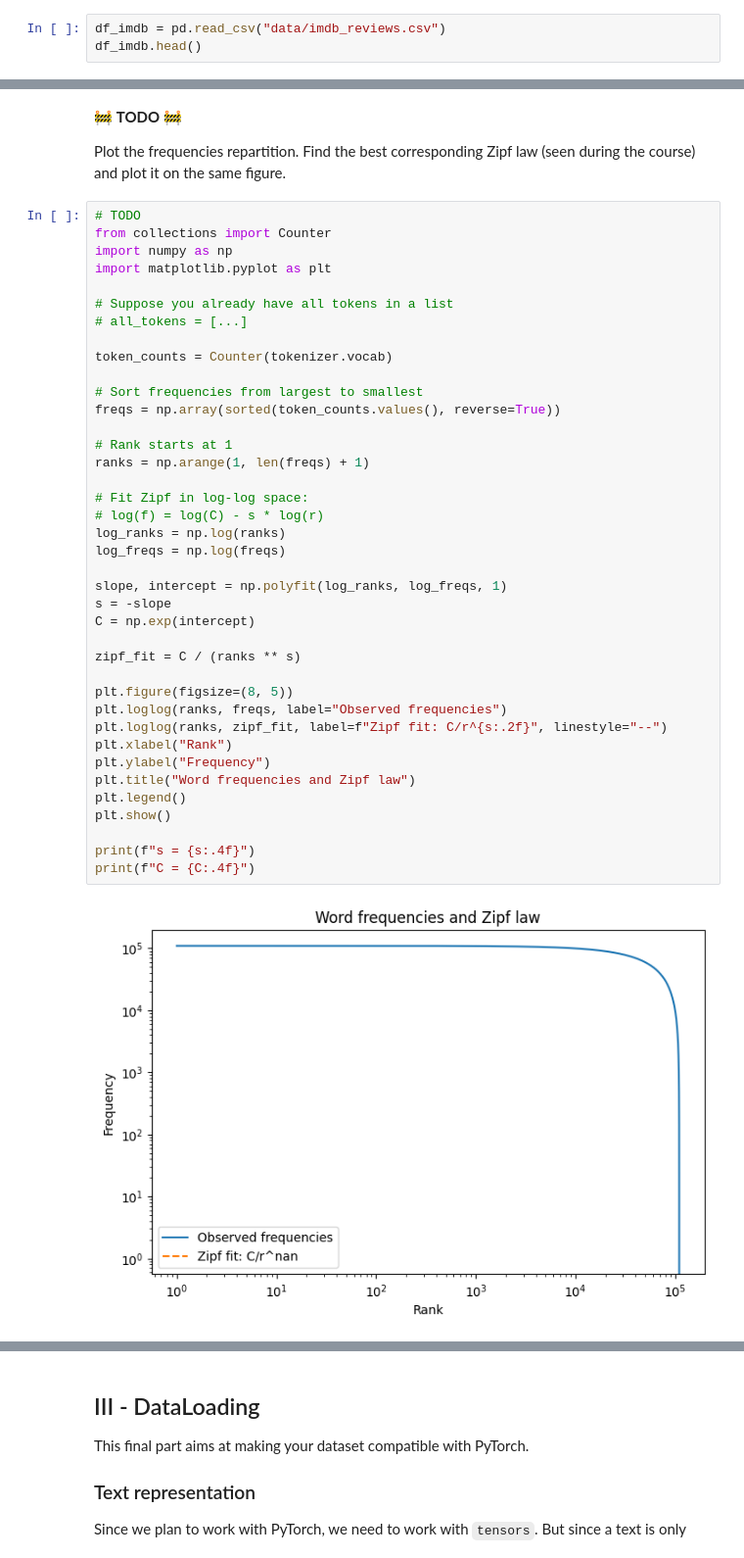
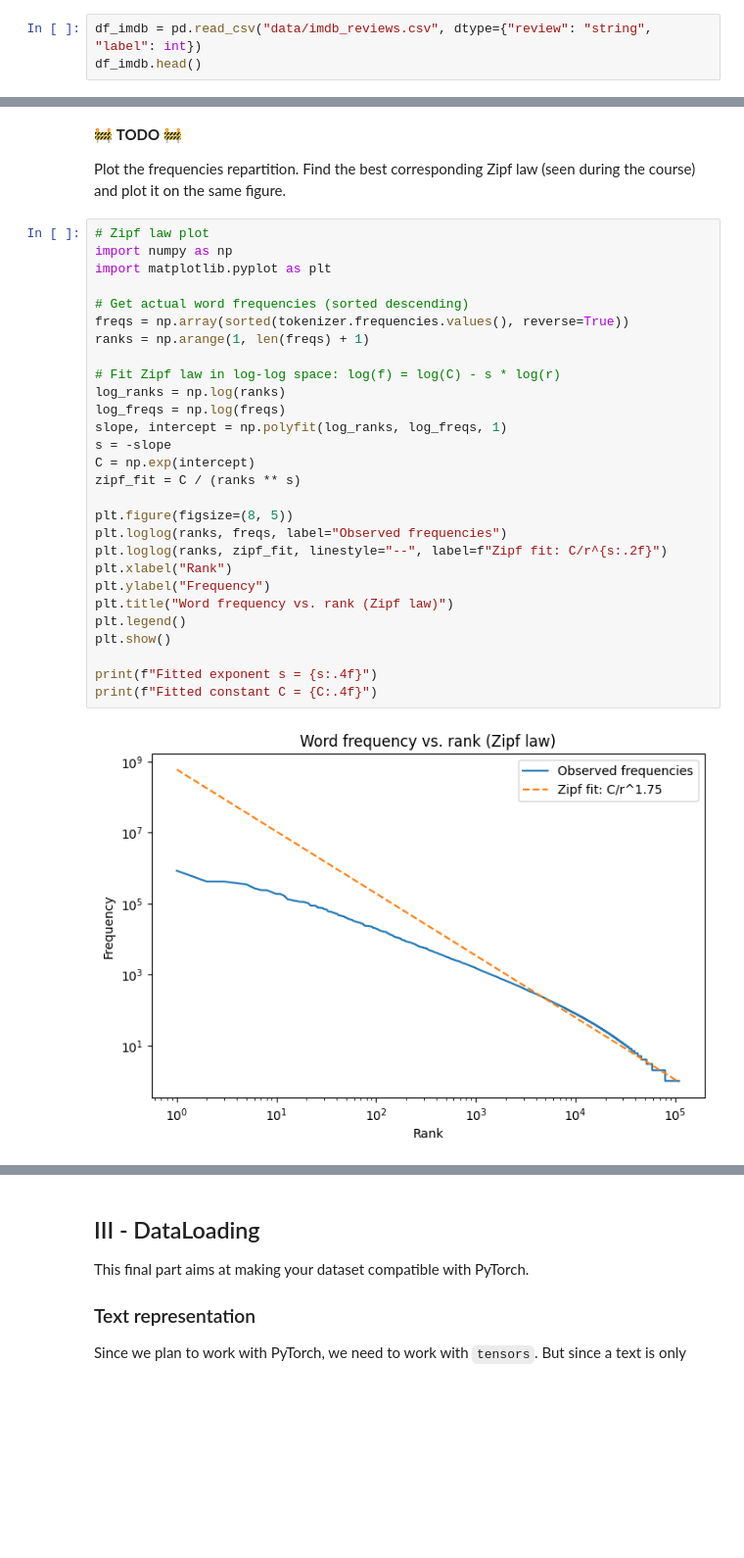
Before and after one commit to amine-rb/NLP, a Jupyter notebook: hw1/hw1_imdb_text_preprocessing.ipynb, the cells around one changed output, grey strips where cells are left out. Shown at 98% size. Saved outputs shown, nothing was run; the diff lists cells and outputs as text; blank space fills up the shorter version.

```diff
--- a/hw1/hw1_imdb_text_preprocessing.ipynb
+++ b/hw1/hw1_imdb_text_preprocessing.ipynb
@@ -92,7 +92,7 @@ Read the file to a Pandas dataframe (the file is stored as a csv). Make sure the
 
 Hint: https://pandas.pydata.org/docs/user_guide/text.html (you can specify the `dtype` argument of pandas constructor).
 # %%
-df_imdb = pd.read_csv("data/imdb_reviews.csv")
+df_imdb = pd.read_csv("data/imdb_reviews.csv", dtype={"review": "string", "label": int})
 df_imdb.head()
 # %% [output]
 |  | review | label |
@@ -401,43 +415,32 @@ TODO
 
 Plot the frequencies repartition. Find the best corresponding Zipf law (seen during the course) and plot it on the same figure.
 # %%
-# TODO
-from collections import Counter
+# Zipf law plot
 import numpy as np
 import matplotlib.pyplot as plt
 
-# Suppose you already have all tokens in a list
-# all_tokens = [...]
-
-token_counts = Counter(tokenizer.vocab)
-
-# Sort frequencies from largest to smallest
-freqs = np.array(sorted(token_counts.values(), reverse=True))
-
-# Rank starts at 1
+# Get actual word frequencies (sorted descending)
+freqs = np.array(sorted(tokenizer.frequencies.values(), reverse=True))
 ranks = np.arange(1, len(freqs) + 1)
 
-# Fit Zipf in log-log space:
-# log(f) = log(C) - s * log(r)
+# Fit Zipf law in log-log space: log(f) = log(C) - s * log(r)
 log_ranks = np.log(ranks)
 log_freqs = np.log(freqs)
-
 slope, intercept = np.polyfit(log_ranks, log_freqs, 1)
 s = -slope
 C = np.exp(intercept)
-
 zipf_fit = C / (ranks ** s)
 
 plt.figure(figsize=(8, 5))
 plt.loglog(ranks, freqs, label="Observed frequencies")
-plt.loglog(ranks, zipf_fit, label=f"Zipf fit: C/r^{s:.2f}", linestyle="--")
+plt.loglog(ranks, zipf_fit, linestyle="--", label=f"Zipf fit: C/r^{s:.2f}")
 plt.xlabel("Rank")
 plt.ylabel("Frequency")
-plt.title("Word frequencies and Zipf law")
+plt.title("Word frequency vs. rank (Zipf law)")
 plt.legend()
 plt.show()
 
-print(f"s = {s:.4f}")
-print(f"C = {C:.4f}")
+print(f"Fitted exponent s = {s:.4f}")
+print(f"Fitted constant C = {C:.4f}")
 # %% [output]
-[figure, old version]
+[figure, new version]
```
Also changed, not shown: parts of 19 cells of this notebook.
